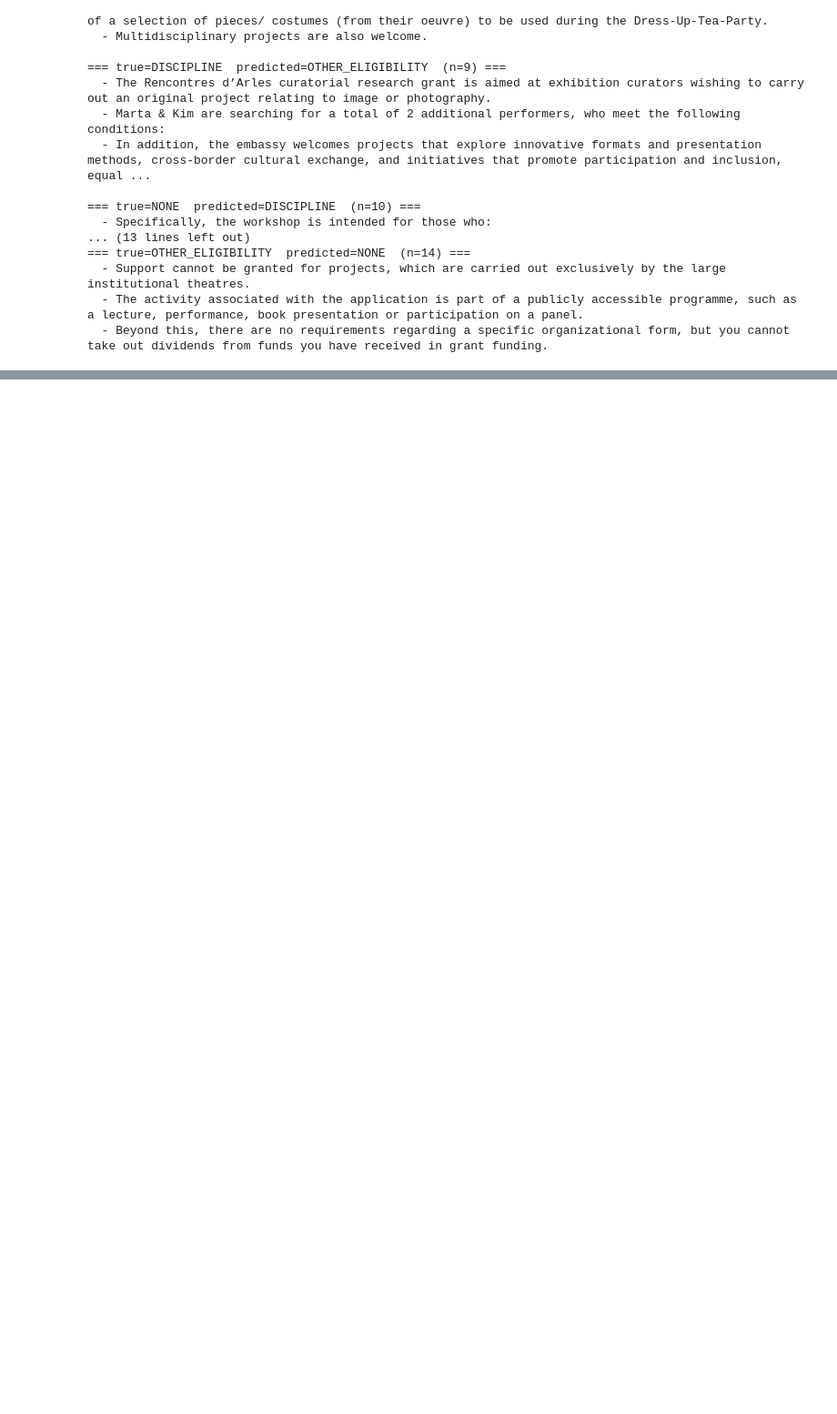
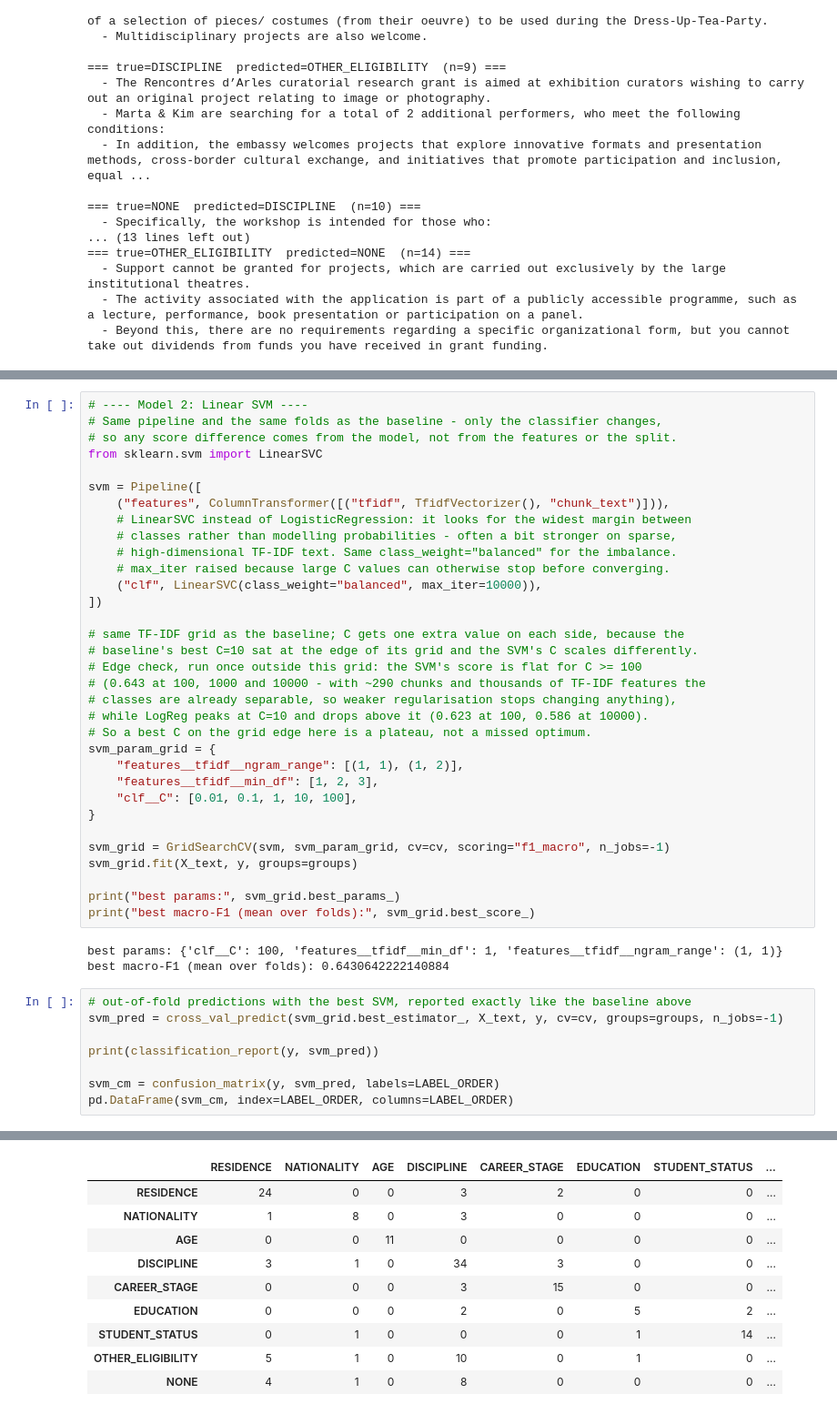
Before and after one commit to Lucaisok/open_art, a Jupyter notebook: notebooks/eligibility_classifier.ipynb, the cells around one changed output, grey strips where cells are left out. Shown at 91% size. Drawn from its saved outputs; the diff is of its cells as text; blank space fills up the shorter version.

Commit message:
Linear SVM and results comparison

```diff
--- a/notebooks/eligibility_classifier.ipynb
+++ b/notebooks/eligibility_classifier.ipynb
@@ -212,3 +212,48 @@ review[["chunk_id", "chunk_text", "label", "pred", "confidence"]].head(20)
 | 288 | kunstlerhaus_bethanien_ad1d16a215... | You can be a foreign citizen and ... | NATIONALITY | NONE | 0.430440 |
 | 239 | kulturdirektoratet_norway_e1b48f3... | If you apply for project grants, ... | NONE | OTHER_ELIGIBILITY | 0.415899 |
 | 172 | fundacao_gulbenkian_86e33a273257_1 | Will be enrolled in the 2nd, 3rd ... | STUDENT_STATUS | EDUCATION | 0.414385 |
+# %%
+# ---- Model 2: Linear SVM ----
+# Same pipeline and the same folds as the baseline - only the classifier changes,
+# so any score difference comes from the model, not from the features or the split.
+from sklearn.svm import LinearSVC
+
+svm = Pipeline([
+    ("features", ColumnTransformer([("tfidf", TfidfVectorizer(), "chunk_text")])),
+    # LinearSVC instead of LogisticRegression: it looks for the widest margin between
+    # classes rather than modelling probabilities - often a bit stronger on sparse,
+    # high-dimensional TF-IDF text. Same class_weight="balanced" for the imbalance.
+    # max_iter raised because large C values can otherwise stop before converging.
+    ("clf", LinearSVC(class_weight="balanced", max_iter=10000)),
+])
+
+# same TF-IDF grid as the baseline; C gets one extra value on each side, because the
+# baseline's best C=10 sat at the edge of its grid and the SVM's C scales differently.
+# Edge check, run once outside this grid: the SVM's score is flat for C >= 100
+# (0.643 at 100, 1000 and 10000 - with ~290 chunks and thousands of TF-IDF features the
+# classes are already separable, so weaker regularisation stops changing anything),
+# while LogReg peaks at C=10 and drops above it (0.623 at 100, 0.586 at 10000).
+# So a best C on the grid edge here is a plateau, not a missed optimum.
+svm_param_grid = {
+    "features__tfidf__ngram_range": [(1, 1), (1, 2)],
+    "features__tfidf__min_df": [1, 2, 3],
+    "clf__C": [0.01, 0.1, 1, 10, 100],
+}
+
+svm_grid = GridSearchCV(svm, svm_param_grid, cv=cv, scoring="f1_macro", n_jobs=-1)
+svm_grid.fit(X_text, y, groups=groups)
+
+print("best params:", svm_grid.best_params_)
+print("best macro-F1 (mean over folds):", svm_grid.best_score_)
+# %% [output]
+best params: {'clf__C': 100, 'features__tfidf__min_df': 1, 'features__tfidf__ngram_range': (1, 1)}
+best macro-F1 (mean over folds): 0.6430642222140884
+# %%
+# out-of-fold predictions with the best SVM, reported exactly like the baseline above
+svm_pred = cross_val_predict(svm_grid.best_estimator_, X_text, y, cv=cv, groups=groups, n_jobs=-1)
+
+print(classification_report(y, svm_pred))
+
+svm_cm = confusion_matrix(y, svm_pred, labels=LABEL_ORDER)
+pd.DataFrame(svm_cm, index=LABEL_ORDER, columns=LABEL_ORDER)
+# %% [output]
@@ -214,0 +275,10 @@ review[["chunk_id", "chunk_text", "label", "pred", "confidence"]].head(20)
+|  | RESIDENCE | NATIONALITY | AGE | DISCIPLINE | CAREER_STAGE | EDUCATION | STUDENT_STATUS | ... |
+| RESIDENCE | 24 | 0 | 0 | 3 | 2 | 0 | 0 | ... |
+| NATIONALITY | 1 | 8 | 0 | 3 | 0 | 0 | 0 | ... |
+| AGE | 0 | 0 | 11 | 0 | 0 | 0 | 0 | ... |
+| DISCIPLINE | 3 | 1 | 0 | 34 | 3 | 0 | 0 | ... |
+| CAREER_STAGE | 0 | 0 | 0 | 3 | 15 | 0 | 0 | ... |
+| EDUCATION | 0 | 0 | 0 | 2 | 0 | 5 | 2 | ... |
+| STUDENT_STATUS | 0 | 1 | 0 | 0 | 0 | 1 | 14 | ... |
+| OTHER_ELIGIBILITY | 5 | 1 | 0 | 10 | 0 | 1 | 0 | ... |
+| NONE | 4 | 1 | 0 | 8 | 0 | 0 | 0 | ... |
```
Also changed, not shown: parts of 2 cells of this notebook, 1 other file.
